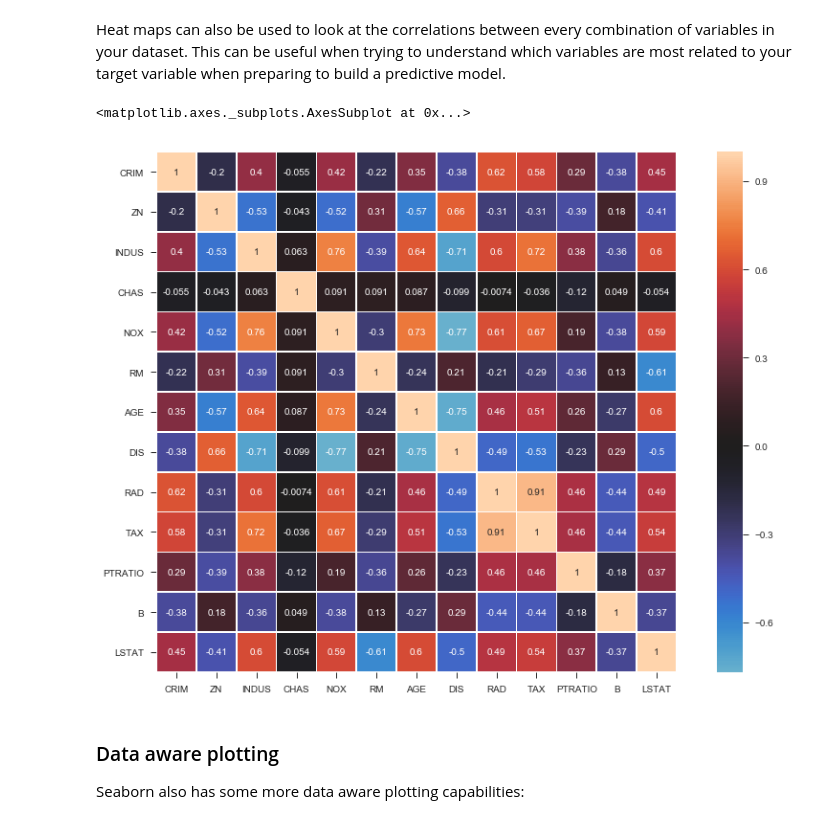
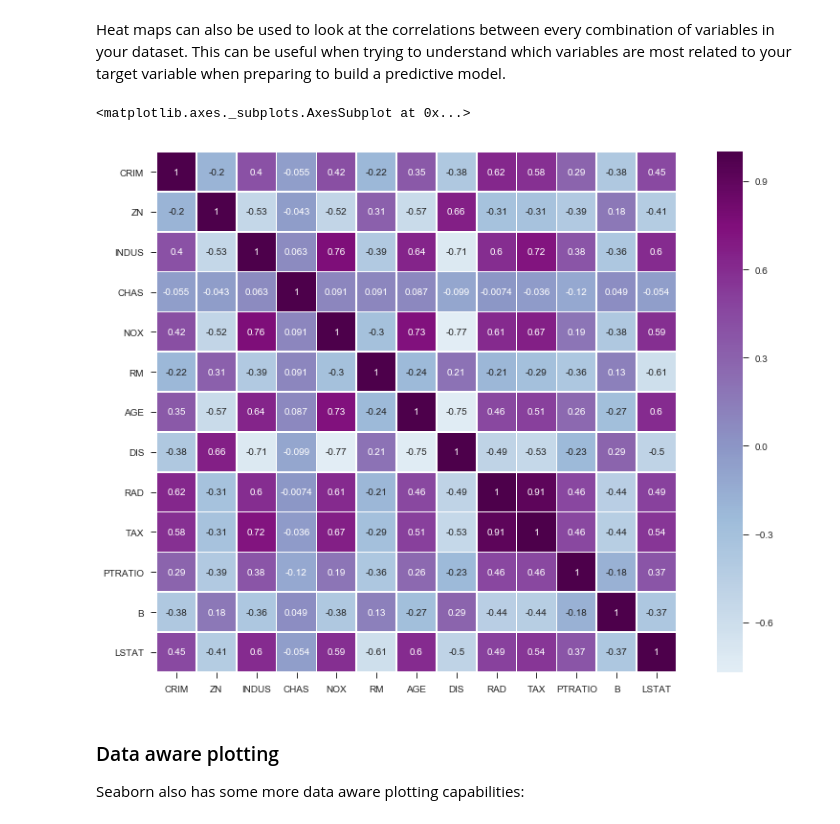
Before and after one commit to tfolkman/byu_econ_applied_machine_learning, a Jupyter notebook: lectures/Lecture_3_Get_Clean_Visualize_Data.ipynb, the cells around one changed output. Saved outputs shown, nothing was run; the diff lists cells and outputs as text; code cells hidden in the pictures.

Commit message:
Updated heatmap colorscheme

```diff
--- a/lectures/Lecture_3_Get_Clean_Visualize_Data.ipynb
+++ b/lectures/Lecture_3_Get_Clean_Visualize_Data.ipynb
@@ -994,10 +994,10 @@ sns.heatmap(flights, annot=True, fmt="d", linewidths=.5, ax=ax, cmap='Blues')
 Heat maps can also be used to look at the correlations between every combination of variables in your dataset. This can be useful when trying to understand which variables are most related to your target variable when preparing to build a predictive model.
 # %%
 f, ax = plt.subplots(figsize=(15, 10))
-sns.heatmap(boston_df.corr(), annot = True, linecolor = 'white', linewidths = .7, square = True, center = 0)
+sns.heatmap(boston_df.corr(), annot = True, cmap = 'BuPu', linecolor = 'white', linewidths = .7, square = True, center = 0)
 # %% [output]
 <matplotlib.axes._subplots.AxesSubplot at 0x...>
-[figure, old version]
+[figure, new version]
 # %% [markdown]
 ### Data aware plotting
 
```
